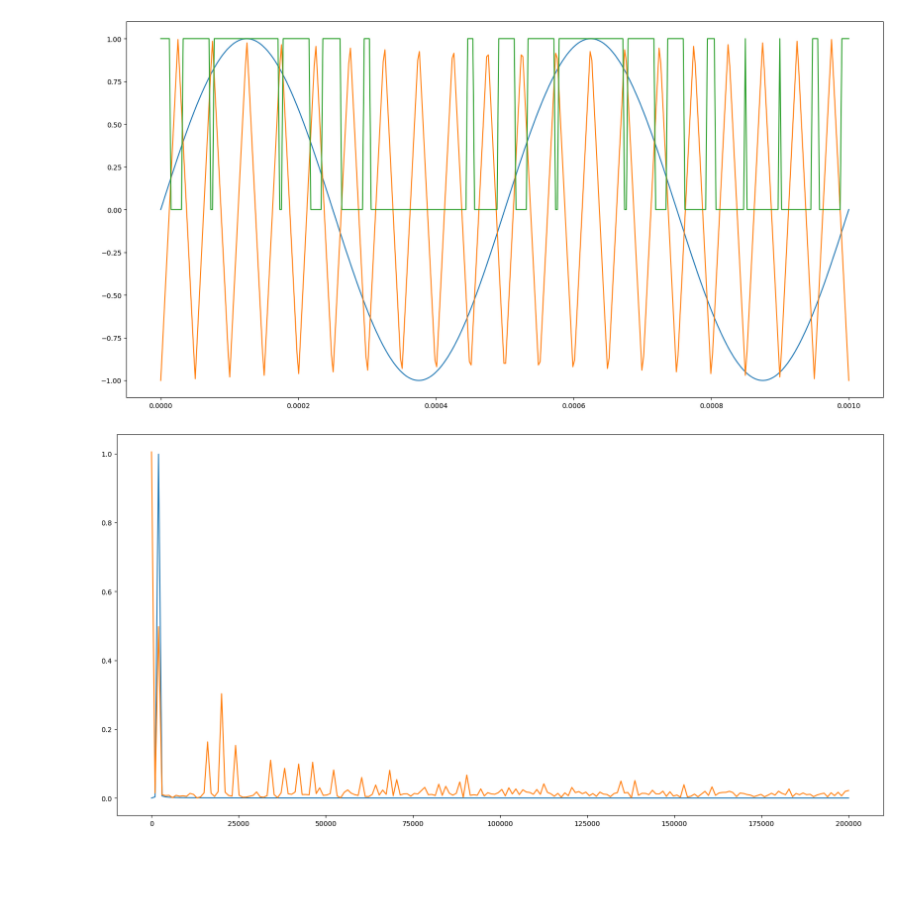
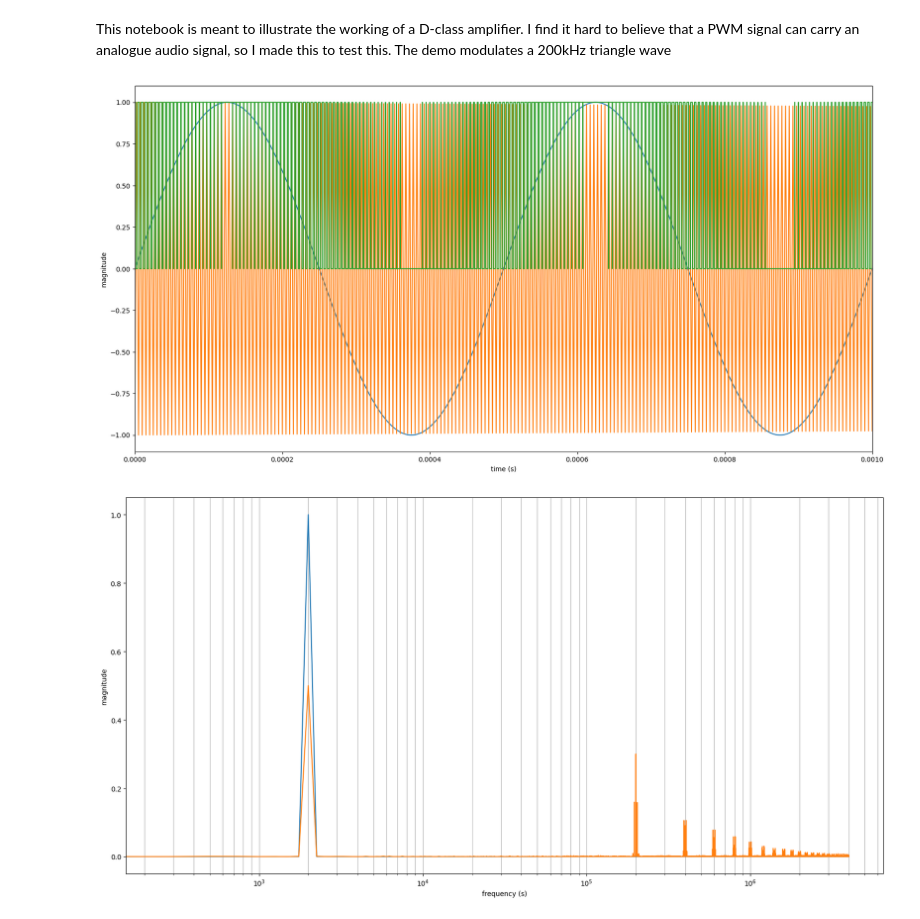
Before and after one commit to elialm/ecgc-firmware, a Jupyter notebook: jupyter/class-d-amp/class-d-amp.ipynb, the cells around one changed output. Drawn from its saved outputs; the diff is of its cells as text; code cells hidden in the pictures; blank space fills up the shorter version.

Commit message:
Added text and prettied graphs

```diff
--- a/jupyter/class-d-amp/class-d-amp.ipynb
+++ b/jupyter/class-d-amp/class-d-amp.ipynb
@@ -4,27 +4,33 @@ import numpy as np
 from scipy import fft, signal
 
 plt.rcParams['figure.figsize'] = (20, 10)
+# %% [markdown]
+This notebook is meant to illustrate the working of a D-class amplifier. I find it hard to believe that a PWM signal can carry an analogue audio signal, so I made this to test this. The demo modulates a 200kHz triangle wave
 # %%
 # Number of samplepoints
-N = 400
+N = 32000
 # sample spacing
-T = 1.0 / 400000.0
+T = 1.0 / 8000000.0
 
 t = np.linspace(0.0, N * T, N)
 
 # Audio wave
 fa = np.sin(2.0 * np.pi * t * 2000.0)
 
 # Triangle wave
-ftr = signal.sawtooth(20000.0 * 2.0 * np.pi * t, 0.5)
+ftr = signal.sawtooth(200000.0 * 2.0 * np.pi * t, 0.5)
 
 # Modulated PWM
 fp = [ 1 if a >= tr else 0 for a, tr in zip(fa, ftr) ]
 
 plt.plot(t, fa, t, ftr, t, fp)
+plt.xscale('linear')
+plt.xlabel('time (s)')
+plt.ylabel('magnitude')
+plt.xlim(0, 0.001)
 plt.show()
 # %% [output]
-[figure, old version]
+[figure, new version]
 # %%
 xf = np.linspace(0.0, 1.0 / (2.0 * T), N // 2)
 
@@ -32,6 +38,10 @@ faf = fft.fft(fa)
 fpf = fft.fft(fp)
 
 plt.plot(xf, 2.0 / N * np.abs(faf[:N // 2]), xf, 2.0 / N * np.abs(fpf[:N // 2]))
+plt.xscale('log', base=10)
+plt.xlabel('frequency (s)')
+plt.ylabel('magnitude')
+plt.grid(True, which='both', axis='x')
 plt.show()
 # %% [output]
-[figure, old version]
+[figure, new version]
```
